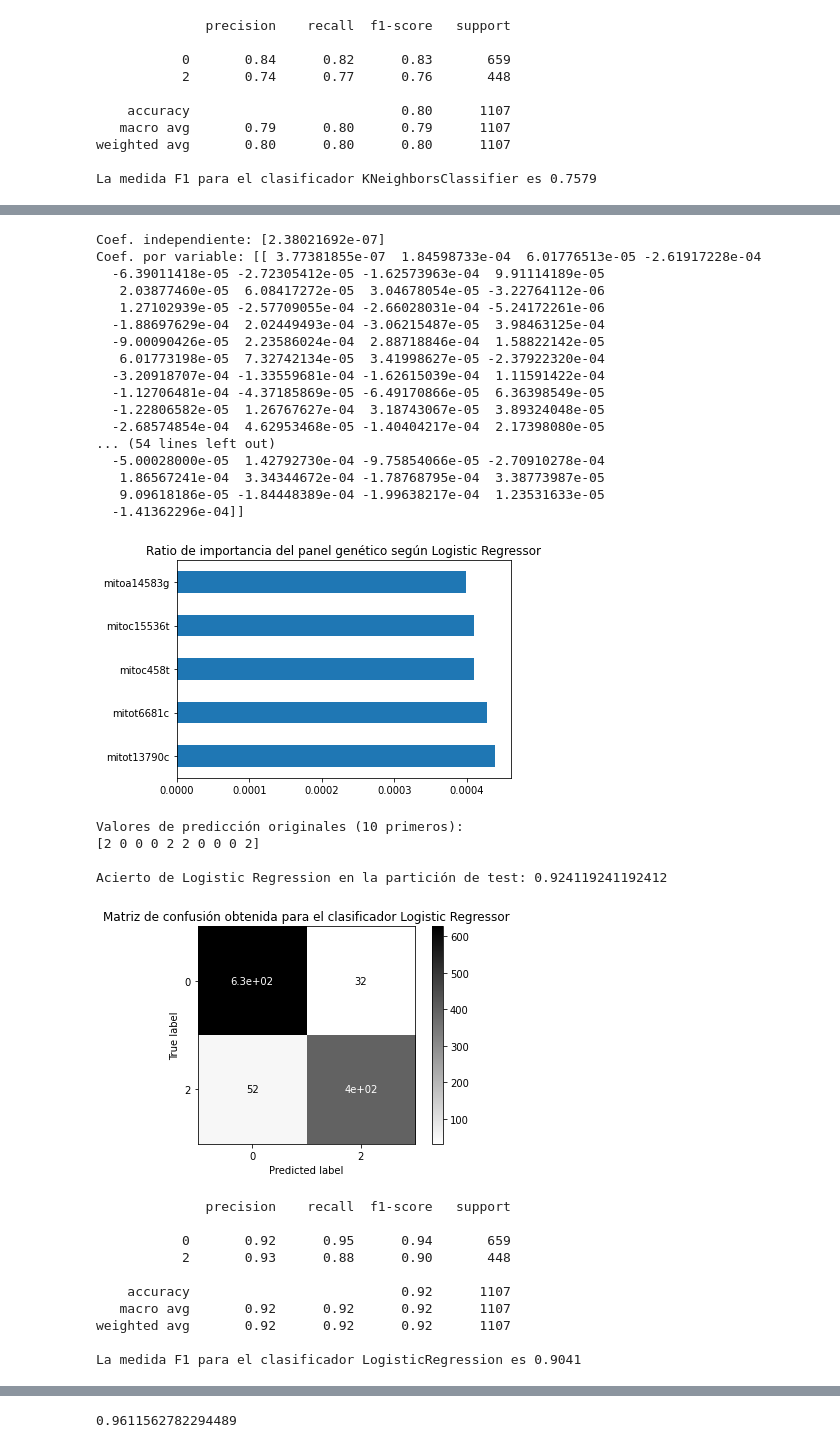
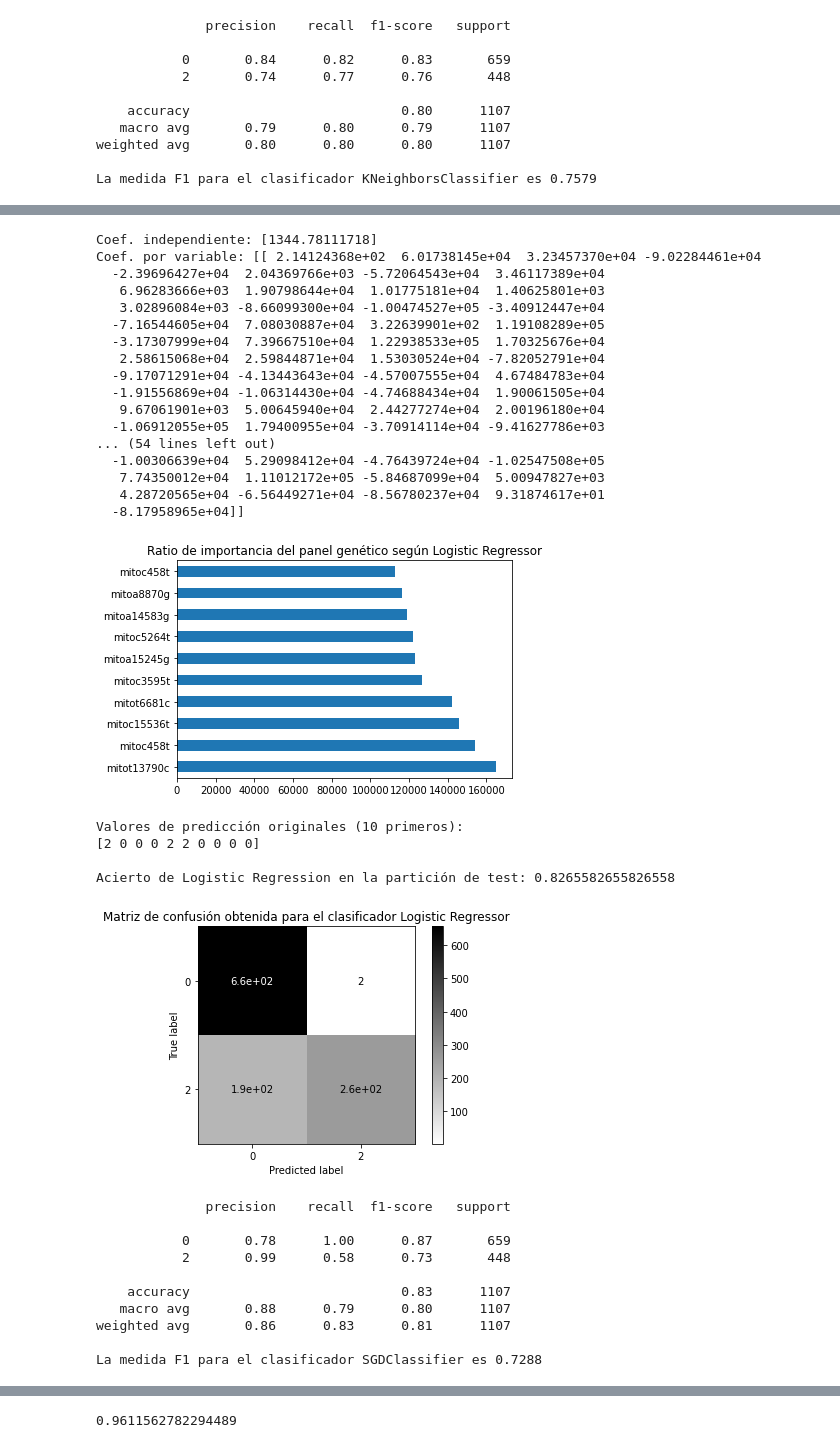
Before and after one commit to victory06/TFG, a Jupyter notebook: Second.ipynb, the cells around one changed output, grey strips where cells are left out. Saved outputs shown, nothing was run; the diff lists cells and outputs as text; code cells hidden in the pictures.

```diff
--- a/Second.ipynb
+++ b/Second.ipynb
@@ -727,69 +769,69 @@ La medida F1 para el clasificador KNeighborsClassifier es 0.7579
 # %%
 from sklearn import linear_model
 from sklearn.preprocessing import normalize
-lrm = linear_model.LogisticRegression()
+lrm = linear_model.SGDClassifier(loss="log",class_weight='balanced', random_state=42)
 
 lrm.fit(x_train, y_train)
 print("Coef. independiente:",lrm.intercept_)
 print("Coef. por variable:",lrm.coef_)
 print()
 
 importancia = np.abs(lrm.coef_[0]) #transformamos a una lista uni-dimensional
 importancia_norm = normalize(importancia[:,np.newaxis], axis=0).ravel()
 #Se representan las 5 más importantes según valor absoluto
-(pd.Series(importancia, index=x_train.columns).nlargest(5).plot(kind='barh'))
+(pd.Series(importancia, index=x_train.columns).nlargest(10).plot(kind='barh'))
 plt.title("Ratio de importancia del panel genético según Logistic Regressor")
 plt.show()
 print()
 
 y_pred = lrm.predict(x_test)
 
 print("Valores de predicción originales (10 primeros):")
 print(y_pred[:10])
 print()
 
 acc_score = accuracy_score(y_test, y_pred)
 print("Acierto de Logistic Regression en la partición de test:", acc_score)
 
 metrics.plot_confusion_matrix(lrm, x_test, y_test,cmap='binary')
 plt.title("Matriz de confusión obtenida para el clasificador Logistic Regressor")
 plt.show()
 
 print(metrics.classification_report(y_test,y_pred))
 
 f1 = metrics.f1_score(y_test,y_pred,pos_label=2)
 print("La medida F1 para el clasificador %s es %.4f"%(lrm.__class__.__name__,f1))
 # %% [output]
-Coef. independiente: [2.38021692e-07]
-Coef. por variable: [[ 3.77381855e-07  1.84598733e-04  6.01776513e-05 -2.61917228e-04
-  -6.39011418e-05 -2.72305412e-05 -1.62573963e-04  9.91114189e-05
-   2.03877460e-05  6.08417272e-05  3.04678054e-05 -3.22764112e-06
-   1.27102939e-05 -2.57709055e-04 -2.66028031e-04 -5.24172261e-06
-  -1.88697629e-04  2.02449493e-04 -3.06215487e-05  3.98463125e-04
-  -9.00090426e-05  2.23586024e-04  2.88718846e-04  1.58822142e-05
-   6.01773198e-05  7.32742134e-05  3.41998627e-05 -2.37922320e-04
-  -3.20918707e-04 -1.33559681e-04 -1.62615039e-04  1.11591422e-04
-  -1.12706481e-04 -4.37185869e-05 -6.49170866e-05  6.36398549e-05
-  -1.22806582e-05  1.26767627e-04  3.18743067e-05  3.89324048e-05
-  -2.68574854e-04  4.62953468e-05 -1.40404217e-04  2.17398080e-05
+Coef. independiente: [1344.78111718]
+Coef. por variable: [[ 2.14124368e+02  6.01738145e+04  3.23457370e+04 -9.02284461e+04
+  -2.39696427e+04  2.04369766e+03 -5.72064543e+04  3.46117389e+04
+   6.96283666e+03  1.90798644e+04  1.01775181e+04  1.40625801e+03
+   3.02896084e+03 -8.66099300e+04 -1.00474527e+05 -3.40912447e+04
+  -7.16544605e+04  7.08030887e+04  3.22639901e+02  1.19108289e+05
+  -3.17307999e+04  7.39667510e+04  1.22938533e+05  1.70325676e+04
+   2.58615068e+04  2.59844871e+04  1.53030524e+04 -7.82052791e+04
+  -9.17071291e+04 -4.13443643e+04 -4.57007555e+04  4.67484783e+04
+  -1.91556869e+04 -1.06314430e+04 -4.74688434e+04  1.90061505e+04
+   9.67061901e+03  5.00645940e+04  2.44277274e+04  2.00196180e+04
+  -1.06912055e+05  1.79400955e+04 -3.70914114e+04 -9.41627786e+03
 ... (54 lines left out)
-  -5.00028000e-05  1.42792730e-04 -9.75854066e-05 -2.70910278e-04
-   1.86567241e-04  3.34344672e-04 -1.78768795e-04  3.38773987e-05
-   9.09618186e-05 -1.84448389e-04 -1.99638217e-04  1.23531633e-05
-  -1.41362296e-04]]
+  -1.00306639e+04  5.29098412e+04 -4.76439724e+04 -1.02547508e+05
+   7.74350012e+04  1.11012172e+05 -5.84687099e+04  5.00947827e+03
+   4.28720565e+04 -6.56449271e+04 -8.56780237e+04  9.31874617e+01
+  -8.17958965e+04]]
-[figure, old version]
+[figure, new version]
 Valores de predicción originales (10 primeros):
-[2 0 0 0 2 2 0 0 0 2]
+[2 0 0 0 2 2 0 0 0 0]
 
-Acierto de Logistic Regression en la partición de test: 0.924119241192412
+Acierto de Logistic Regression en la partición de test: 0.8265582655826558
-[figure, old version]
+[figure, new version]
               precision    recall  f1-score   support
 
-           0       0.92      0.95      0.94       659
-           2       0.93      0.88      0.90       448
+           0       0.78      1.00      0.87       659
+           2       0.99      0.58      0.73       448
 
-    accuracy                           0.92      1107
-   macro avg       0.92      0.92      0.92      1107
-weighted avg       0.92      0.92      0.92      1107
+    accuracy                           0.83      1107
+   macro avg       0.88      0.79      0.80      1107
+weighted avg       0.86      0.83      0.81      1107
 
-La medida F1 para el clasificador LogisticRegression es 0.9041
+La medida F1 para el clasificador SGDClassifier es 0.7288
```
Also changed, not shown: parts of 76 cells of this notebook.
